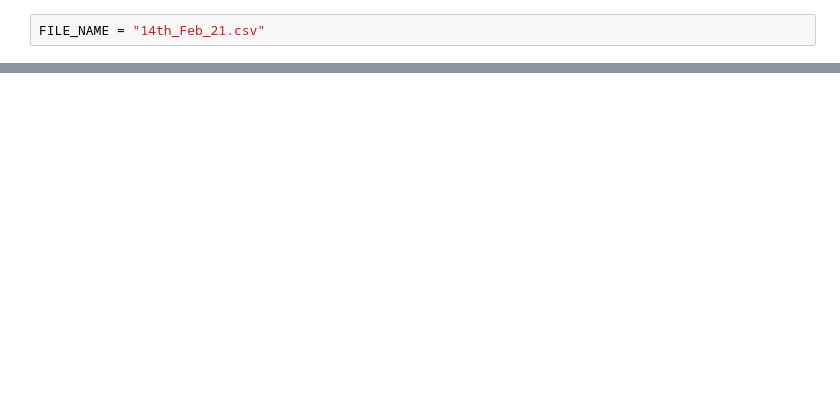
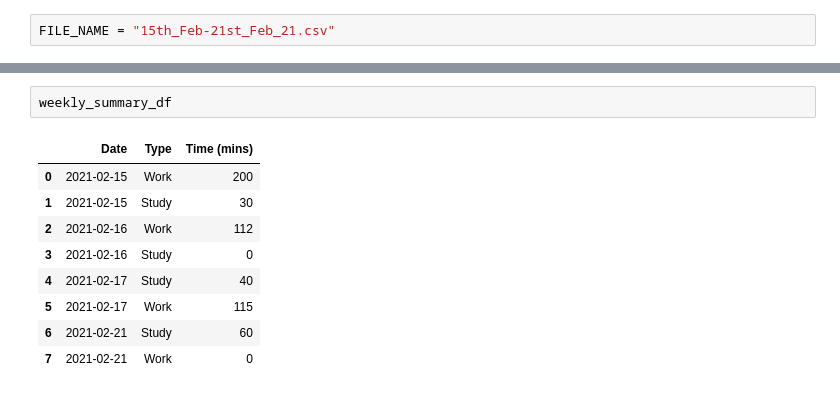
Before and after one commit to jacobjohn2016/hundred, a Jupyter notebook: _includes/pomodoro-plots/chart_generator.ipynb, the cells around one changed output, grey strips where cells are left out. Drawn from its saved outputs; the diff is of its cells as text; blank space fills up the shorter version.

```diff
--- a/_includes/pomodoro-plots/chart_generator.ipynb
+++ b/_includes/pomodoro-plots/chart_generator.ipynb
@@ -6,10 +6,22 @@ import pandas as pd
 # %% [output]
 [interactive output not drawn]
 # %%
-FILE_NAME = "14th_Feb_21.csv"
+FILE_NAME = "15th_Feb-21st_Feb_21.csv"
 # %% [output]
 [interactive output not drawn]
 # %%
 weekly_summary_df = pd.read_csv(FILE_NAME, parse_dates=[0])
 # %% [output]
 [interactive output not drawn]
+# %%
+weekly_summary_df
+# %% [output]
+|  | Date | Type | Time (mins) |
+| 0 | 2021-02-15 | Work | 200 |
+| 1 | 2021-02-15 | Study | 30 |
+| 2 | 2021-02-16 | Work | 112 |
+| 3 | 2021-02-16 | Study | 0 |
+| 4 | 2021-02-17 | Study | 40 |
+| 5 | 2021-02-17 | Work | 115 |
+| 6 | 2021-02-21 | Study | 60 |
+| 7 | 2021-02-21 | Work | 0 |
```
Also changed, not shown: parts of 2 cells of this notebook, 7 other files.
